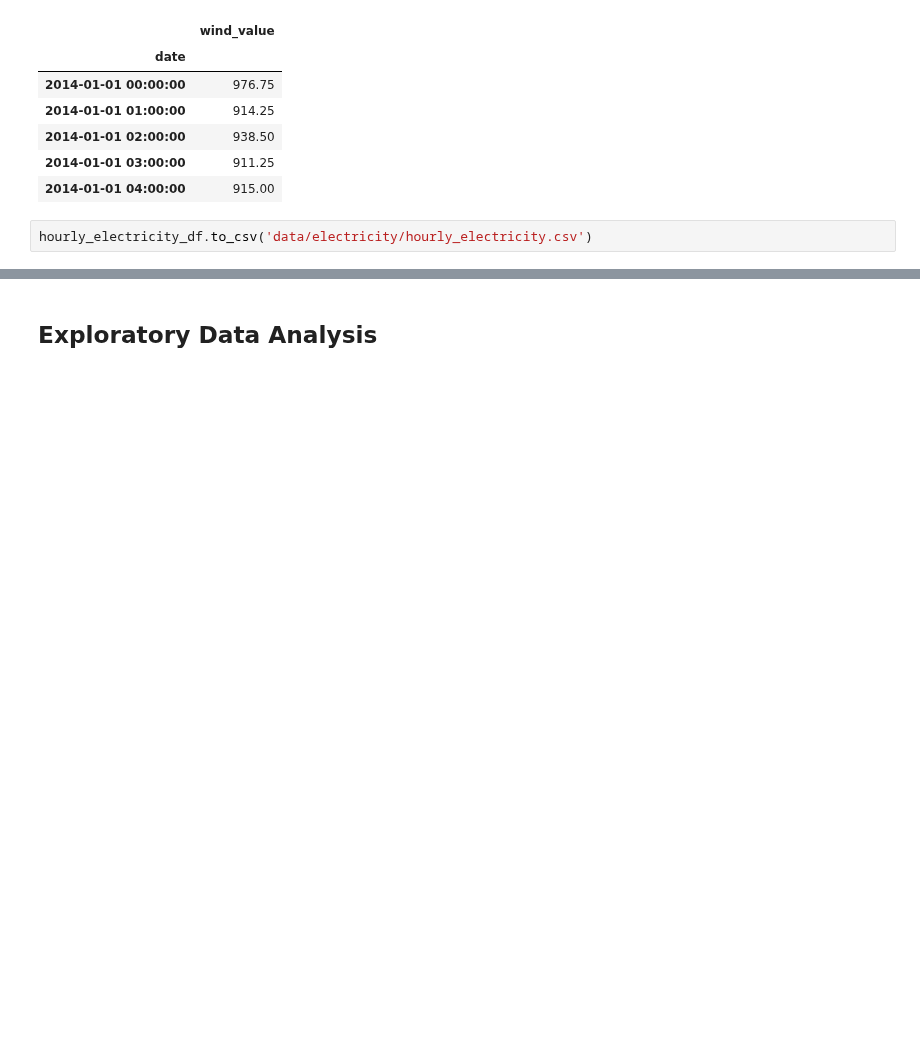
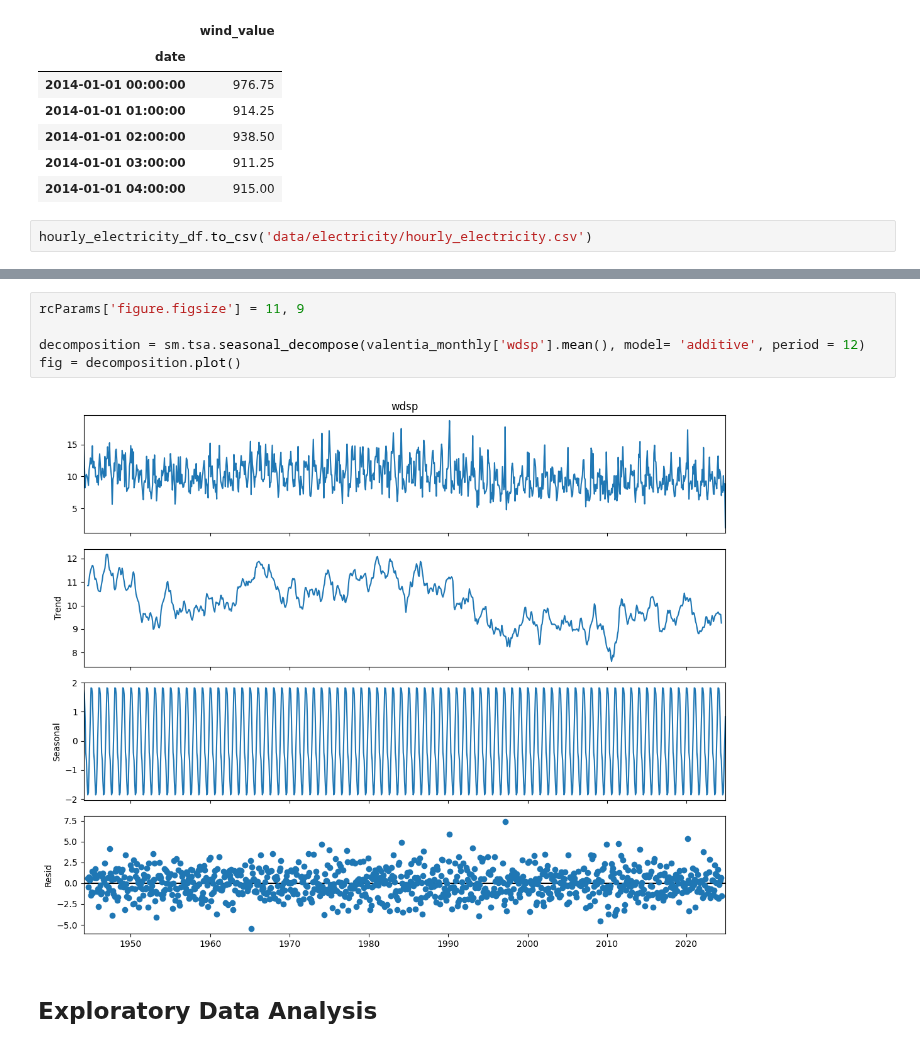
Before and after one commit to IreneKilgannon/PFDA, a Jupyter notebook: PFDA-project/wind.ipynb, the cells around one changed output, grey strips where cells are left out. Saved outputs shown, nothing was run; the diff lists cells and outputs as text; blank space fills up the shorter version.

```diff
--- a/PFDA-project/wind.ipynb
+++ b/PFDA-project/wind.ipynb
@@ -181,3 +317,10 @@ Is Ireland getting windier>
+# %%
+rcParams['figure.figsize'] = 11, 9
+
+decomposition = sm.tsa.seasonal_decompose(valentia_monthly['wdsp'].mean(), model= 'additive', period = 12)
+fig = decomposition.plot()
+# %% [output]
+[figure, added]
 # %% [markdown]
 ## Exploratory Data Analysis
 # %%
```
Also changed, not shown: parts of 15 cells of this notebook.
